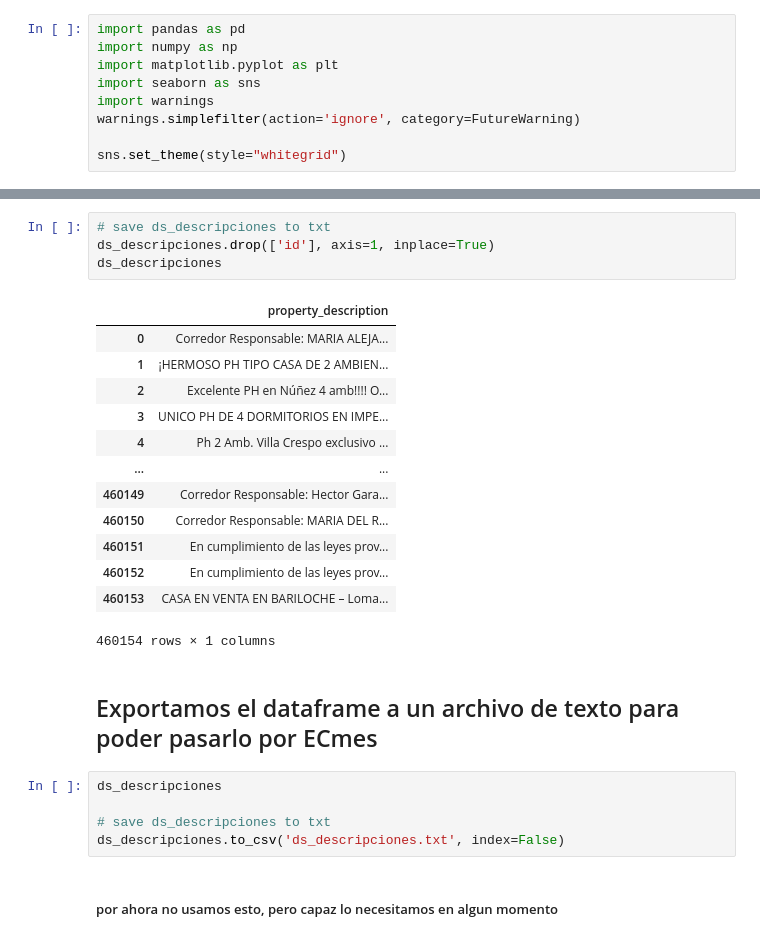
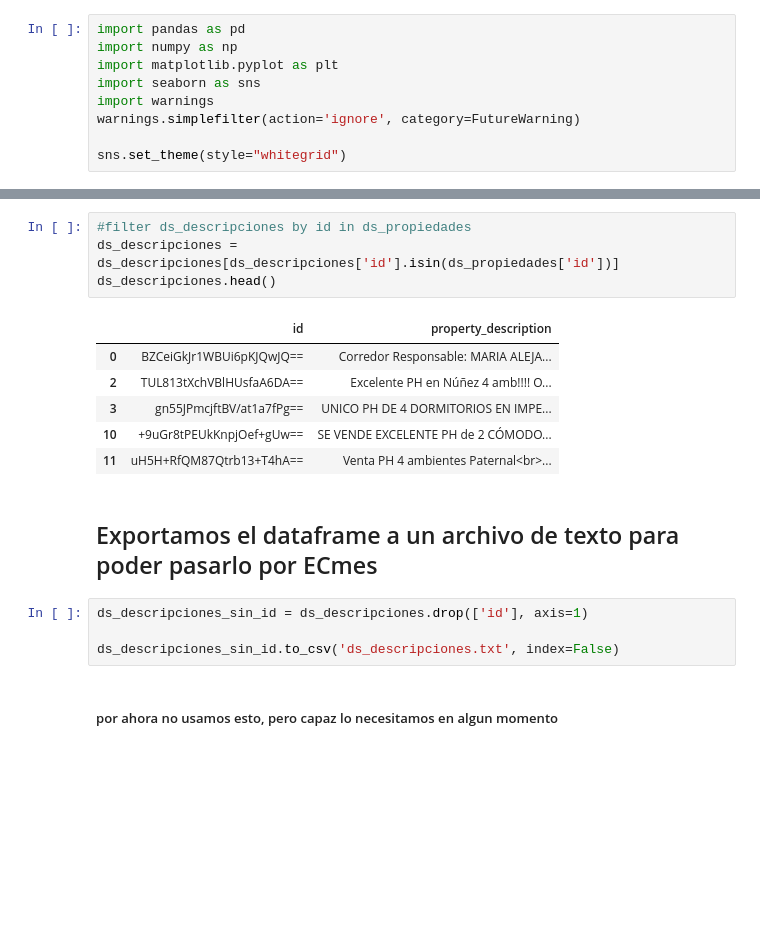
Before and after one commit to franjuarez/7506R-2C2022-GRUPO21, a Jupyter notebook: TP2/7506R_TP2_GRUPO21_ENTREGA.ipynb, the cells around one changed output, grey strips where cells are left out. Cells and saved outputs as stored; diff of their text form; blank space fills up the shorter version.

```diff
--- a/TP2/7506R_TP2_GRUPO21_ENTREGA.ipynb
+++ b/TP2/7506R_TP2_GRUPO21_ENTREGA.ipynb
@@ -40,28 +31,20 @@ ds_descripciones.head()
-# %%
-# save ds_descripciones to txt
-ds_descripciones.drop(['id'], axis=1, inplace=True)
-ds_descripciones
-# %% [output]
-|  | property_description |
-| 0 | Corredor Responsable: MARIA ALEJA... |
-| 1 | ¡HERMOSO PH TIPO CASA DE 2 AMBIEN... |
-| 2 | Excelente PH en Núñez 4 amb!!!! O... |
-| 3 | UNICO PH DE 4 DORMITORIOS EN IMPE... |
-| 4 | Ph 2 Amb. Villa Crespo exclusivo ... |
-| ... | ... |
-| 460149 | Corredor Responsable: Hector Gara... |
-| 460150 | Corredor Responsable: MARIA DEL R... |
-| 460151 | En cumplimiento de las leyes prov... |
-| 460152 | En cumplimiento de las leyes prov... |
-| 460153 | CASA EN VENTA EN BARILOCHE – Loma... |
-460154 rows × 1 columns
+# %%
+#filter ds_descripciones by id in ds_propiedades
+ds_descripciones = ds_descripciones[ds_descripciones['id'].isin(ds_propiedades['id'])]
+ds_descripciones.head()
+# %% [output]
+|  | id | property_description |
+| 0 | BZCeiGkJr1WBUi6pKJQwJQ== | Corredor Responsable: MARIA ALEJA... |
+| 2 | TUL813tXchVBlHUsfaA6DA== | Excelente PH en Núñez 4 amb!!!! O... |
+| 3 | gn55JPmcjftBV/at1a7fPg== | UNICO PH DE 4 DORMITORIOS EN IMPE... |
+| 10 | +9uGr8tPEUkKnpjOef+gUw== | SE VENDE EXCELENTE PH de 2 CÓMODO... |
+| 11 | uH5H+RfQM87Qtrb13+T4hA== | Venta PH 4 ambientes Paternal<br>... |
 # %% [markdown]
 ## Exportamos el dataframe a un archivo de texto para poder pasarlo por ECmes
 # %%
-ds_descripciones
+ds_descripciones_sin_id = ds_descripciones.drop(['id'], axis=1)
 
-# save ds_descripciones to txt
-ds_descripciones.to_csv('ds_descripciones.txt', index=False)
+ds_descripciones_sin_id.to_csv('ds_descripciones.txt', index=False)
 # %% [markdown]
 ##### por ahora no usamos esto, pero capaz lo necesitamos en algun momento
 # %%
```
Also changed, not shown: parts of 2 cells of this notebook.
